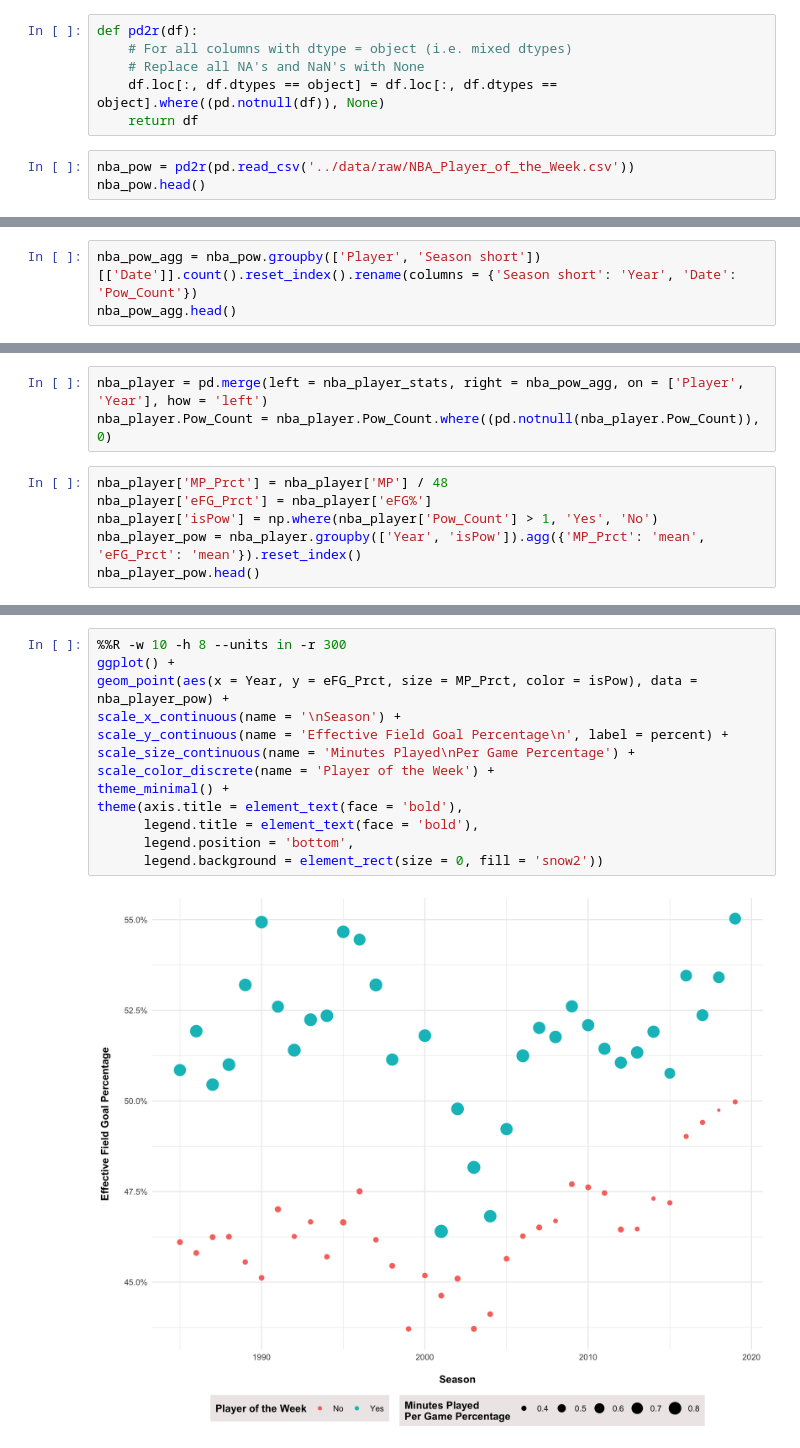
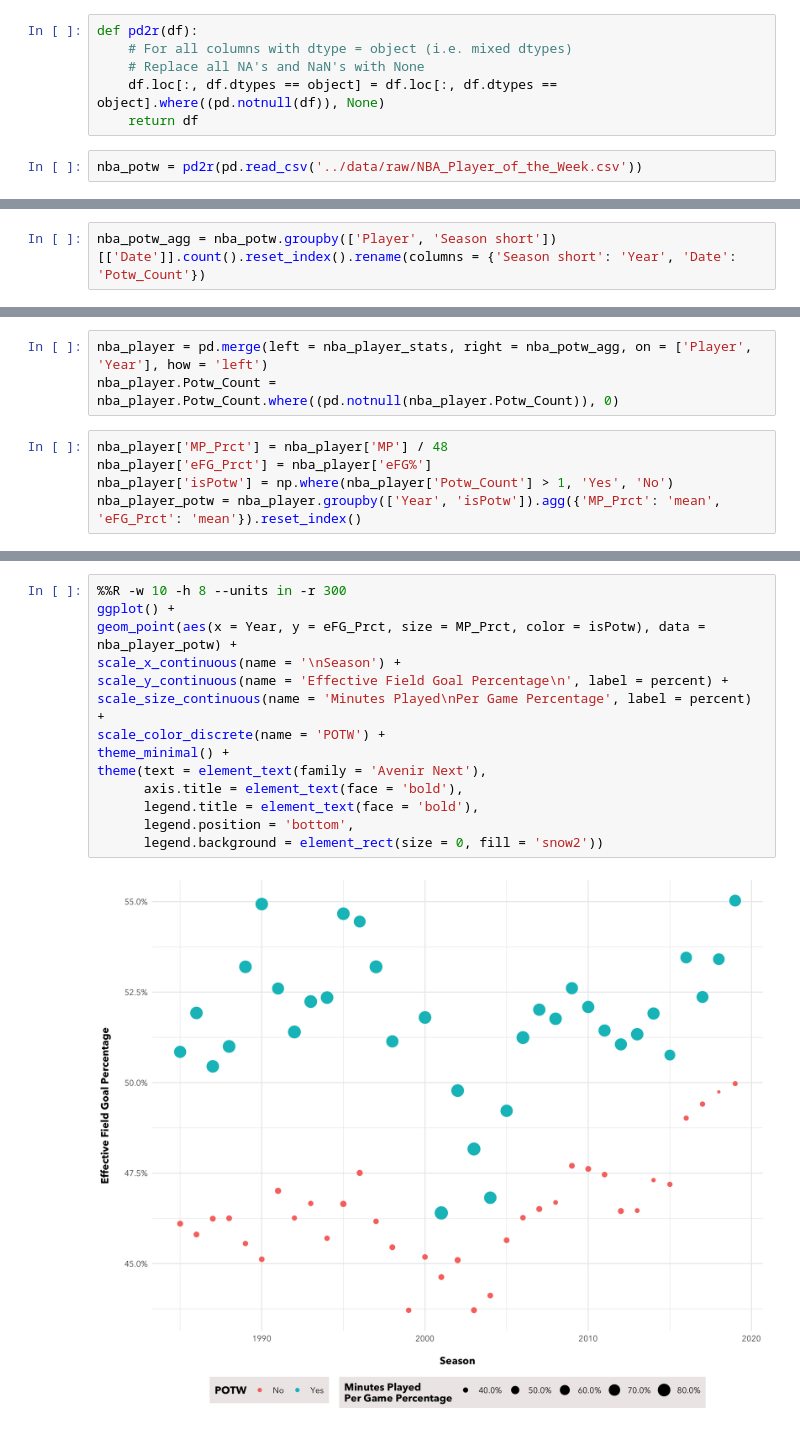
Before and after one commit to chunheisiu/NBA-POTW-Visualization, a Jupyter notebook: notebooks/_ggplot_1.ipynb, the cells around one changed output, grey strips where cells are left out. Cells and saved outputs as stored; diff of their text form.

```diff
--- a/notebooks/_ggplot_1.ipynb
+++ b/notebooks/_ggplot_1.ipynb
@@ -12,5 +12,4 @@ def pd2r(df):
     df.loc[:, df.dtypes == object] = df.loc[:, df.dtypes == object].where((pd.notnull(df)), None)
     return df
 # %%
-nba_pow = pd2r(pd.read_csv('../data/raw/NBA_Player_of_the_Week.csv'))
-nba_pow.head()
+nba_potw = pd2r(pd.read_csv('../data/raw/NBA_Player_of_the_Week.csv'))
@@ -24,3 +16,2 @@ nba_pow.head()
 # %%
-nba_pow_agg = nba_pow.groupby(['Player', 'Season short'])[['Date']].count().reset_index().rename(columns = {'Season short': 'Year', 'Date': 'Pow_Count'})
-nba_pow_agg.head()
+nba_potw_agg = nba_potw.groupby(['Player', 'Season short'])[['Date']].count().reset_index().rename(columns = {'Season short': 'Year', 'Date': 'Potw_Count'})
@@ -45,9 +20,8 @@ nba_player_stats.head()
 # %%
-nba_player = pd.merge(left = nba_player_stats, right = nba_pow_agg, on = ['Player', 'Year'], how = 'left')
-nba_player.Pow_Count = nba_player.Pow_Count.where((pd.notnull(nba_player.Pow_Count)), 0)
+nba_player = pd.merge(left = nba_player_stats, right = nba_potw_agg, on = ['Player', 'Year'], how = 'left')
+nba_player.Potw_Count = nba_player.Potw_Count.where((pd.notnull(nba_player.Potw_Count)), 0)
 # %%
 nba_player['MP_Prct'] = nba_player['MP'] / 48
 nba_player['eFG_Prct'] = nba_player['eFG%']
-nba_player['isPow'] = np.where(nba_player['Pow_Count'] > 1, 'Yes', 'No')
-nba_player_pow = nba_player.groupby(['Year', 'isPow']).agg({'MP_Prct': 'mean', 'eFG_Prct': 'mean'}).reset_index()
-nba_player_pow.head()
+nba_player['isPotw'] = np.where(nba_player['Potw_Count'] > 1, 'Yes', 'No')
+nba_player_potw = nba_player.groupby(['Year', 'isPotw']).agg({'MP_Prct': 'mean', 'eFG_Prct': 'mean'}).reset_index()
@@ -63,15 +30,16 @@ nba_player_pow.head()
 # %%
 %%R -w 10 -h 8 --units in -r 300
 ggplot() +
-geom_point(aes(x = Year, y = eFG_Prct, size = MP_Prct, color = isPow), data = nba_player_pow) +
+geom_point(aes(x = Year, y = eFG_Prct, size = MP_Prct, color = isPotw), data = nba_player_potw) +
 scale_x_continuous(name = '\nSeason') +
 scale_y_continuous(name = 'Effective Field Goal Percentage\n', label = percent) +
-scale_size_continuous(name = 'Minutes Played\nPer Game Percentage') +
-scale_color_discrete(name = 'Player of the Week') +
+scale_size_continuous(name = 'Minutes Played\nPer Game Percentage', label = percent) +
+scale_color_discrete(name = 'POTW') +
 theme_minimal() +
-theme(axis.title = element_text(face = 'bold'),
+theme(text = element_text(family = 'Avenir Next'),
+      axis.title = element_text(face = 'bold'),
       legend.title = element_text(face = 'bold'),
       legend.position = 'bottom',
       legend.background = element_rect(size = 0, fill = 'snow2'))
 # %% [output]
-[figure, old version]
+[figure, new version]
```
Also changed, not shown: parts of 5 cells of this notebook, 1 other file.
